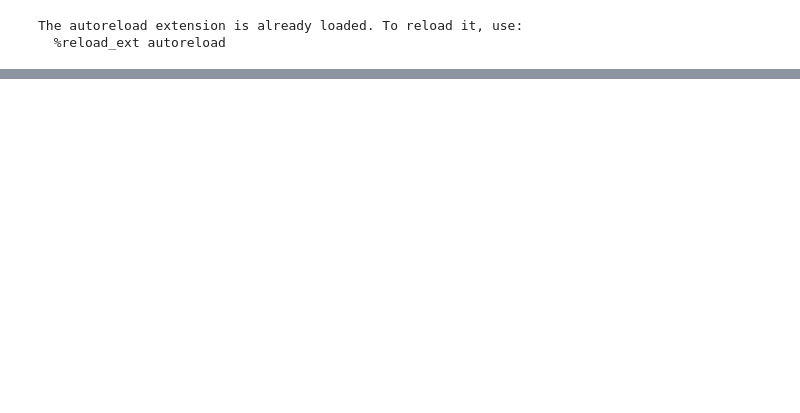
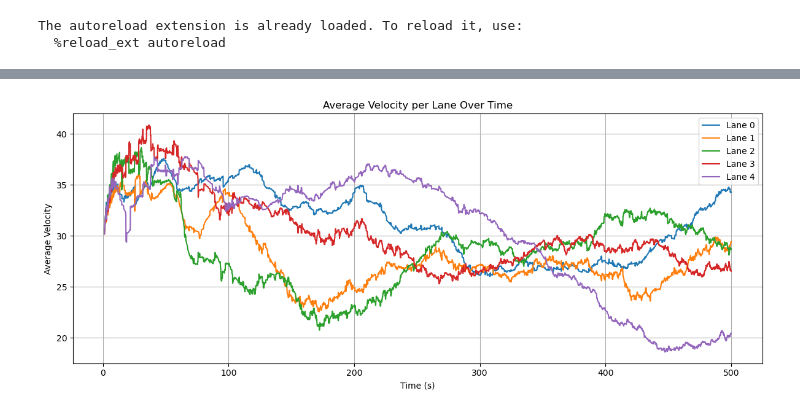
Before and after one commit to yuval-levi-046/PROM-Physical-Simulation, a Jupyter notebook: simulator.ipynb, the cells around one changed output, grey strips where cells are left out. Saved outputs shown, nothing was run; the diff lists cells and outputs as text; code cells hidden in the pictures; blank space fills up the shorter version.

```diff
--- a/simulator.ipynb
+++ b/simulator.ipynb
@@ -60,0 +132,21 @@ plt.show()
+# %%
+dt = 0.1
+sim_time = 500
+
+system = System(dt=dt, final_time=sim_time)
+
+start_pos = (0, 300)
+end_pos = (40000, 300)
+road = Road(5, 60, start_pos, end_pos)
+
+system.add_road(road)
+logger = DataLogger(expected_total_cars=1000, tag="basic_one_road_test")
+controller = TrafficController(system, logger=logger)
+
+starting_speed = 30
+
+controller.add_spawn_rule(timed_spawner(1, 0, 200, 0, "random", starting_speed))
+controller.add_spawn_rule(timed_spawner(1, 0, 200, 1, "random", starting_speed))
+controller.add_spawn_rule(timed_spawner(1, 0, 200, 2, "random", starting_speed))
+controller.add_spawn_rule(timed_spawner(1, 0, 200, 3, "random", starting_speed))
+controller.add_spawn_rule(timed_spawner(1, 0, 200, 4, "random", starting_speed))
@@ -60,0 +204,17 @@ plt.show()
+# %%
+# Group by time and lane, then average velocity
+avg_velocity_lane = df.groupby(["time", "lane_id"])["velocity"].mean().unstack()
+
+# Plot each lane
+plt.figure(figsize=(12, 5))
+for lane in avg_velocity_lane.columns:
+    plt.plot(avg_velocity_lane.index, avg_velocity_lane[lane], label=f"Lane {lane}")
+plt.xlabel("Time (s)")
+plt.ylabel("Average Velocity")
+plt.title("Average Velocity per Lane Over Time")
+plt.legend()
+plt.grid(True)
+plt.tight_layout()
+plt.show()
+# %% [output]
+[figure, added]
```
Also changed, not shown: parts of 12 cells of this notebook, 13 other files.
